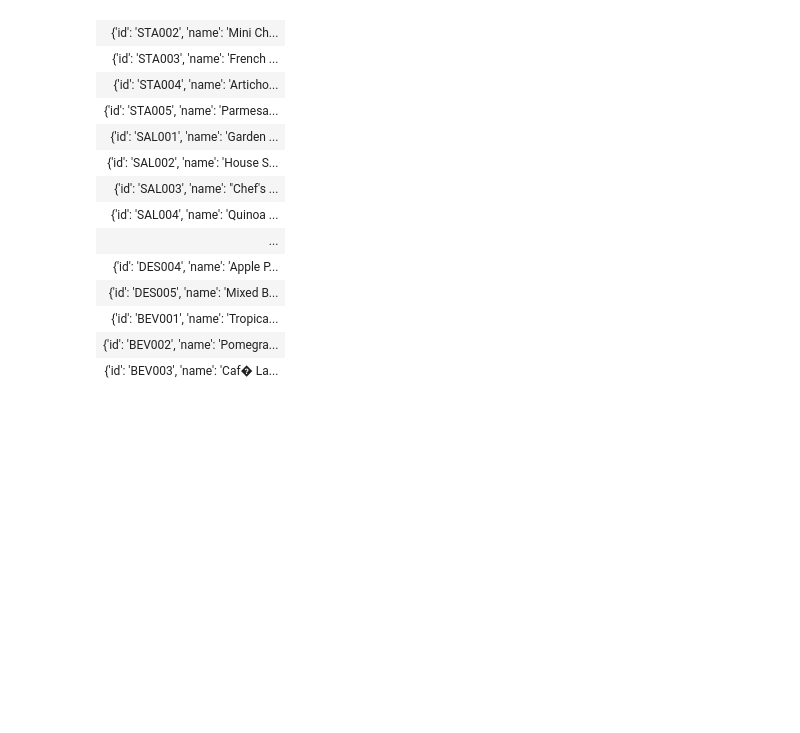
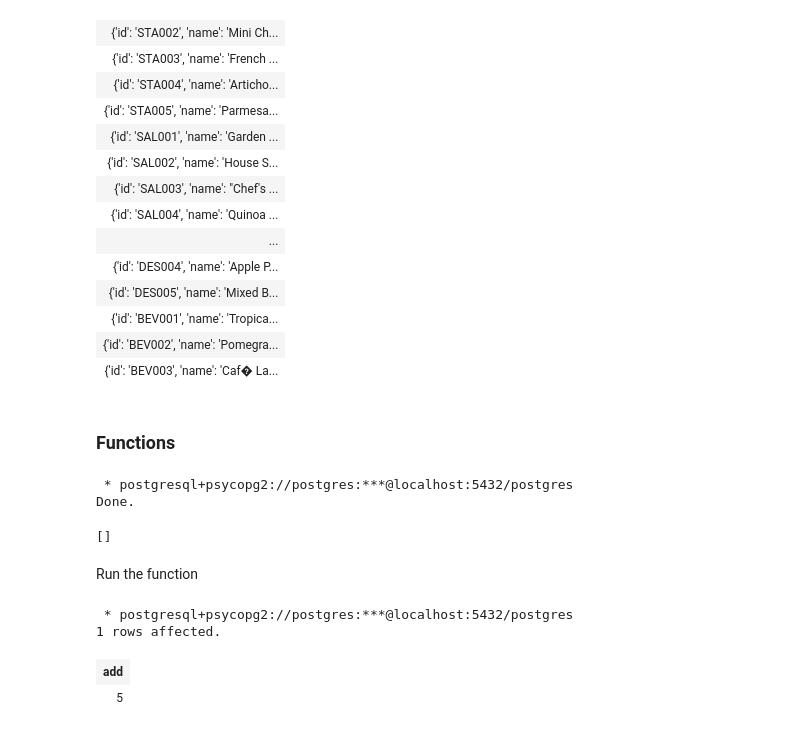
Before and after one commit to Inventrohyder/linkedin-learnig-Choosing-a-Database, a Jupyter notebook: Queries.ipynb, the cells around one changed output. Drawn from its saved outputs; the diff is of its cells as text; code cells hidden in the pictures; blank space fills up the shorter version.

```diff
--- a/Queries.ipynb
+++ b/Queries.ipynb
@@ -535,3 +541,28 @@ FROM product_json;
 | {'id': 'BEV001', 'name': 'Tropica... |
 | {'id': 'BEV002', 'name': 'Pomegra... |
 | {'id': 'BEV003', 'name': 'Caf� La... |
+# %% [markdown]
+### Functions
+# %%
+%%sql
+-- create a function that adds two numbers
+CREATE FUNCTION add(INTEGER, INTEGER) RETURNS INTEGER
+AS 'SELECT $1 + $2'
+LANGUAGE sql
+IMMUTABLE
+RETURNS NULL ON NULL INPUT;
+# %% [output]
+ * postgresql+psycopg2://postgres:***@localhost:5432/postgres
+Done.
+[]
+# %% [markdown]
+Run the function
+# %%
+%%sql
+-- this should work
+SELECT add(1,4);
+# %% [output]
+ * postgresql+psycopg2://postgres:***@localhost:5432/postgres
+1 rows affected.
+| add |
+| 5 |
```
Also changed, not shown: parts of 2 cells of this notebook.
